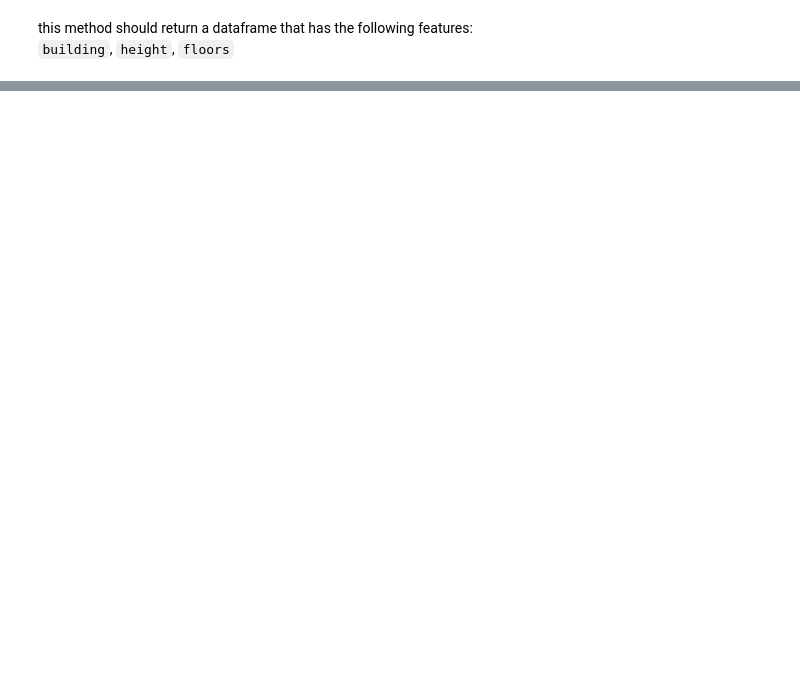
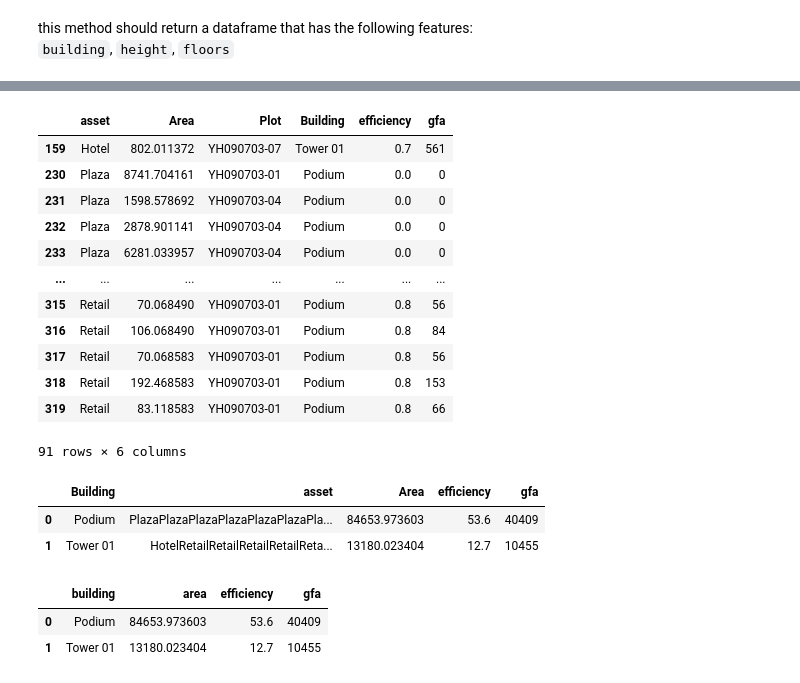
Before and after one commit to hramzan01/project_zero, a Jupyter notebook: nb_typologies.ipynb, the cells around one changed output, grey strips where cells are left out. Cells and saved outputs as stored; diff of their text form; code cells hidden in the pictures; blank space fills up the shorter version.

Commit message:
added commercial type to coeffs and started to implement the last typology method in notebook

```diff
--- a/nb_typologies.ipynb
+++ b/nb_typologies.ipynb
@@ -179,0 +211,8 @@ dtype: int64
+# %%
+# df_model instance
+df_model = data['hz_model'].copy().drop(columns=['ID','Colour'])
+
+# dropping empty values for building column
+df_model = df_model[df_model.Building != ' ']
+
+df_model.head()
@@ -179,0 +226,4 @@ dtype: int64
+# %%
+# rename column to match coeff for merge
+df_model.rename(columns={'Typology': 'asset'}, inplace=True)
+df_model
@@ -179,0 +249,5 @@ dtype: int64
+# %%
+# Load efficiency from coeff file
+df_coef = data['ksa_coefficients'].copy()
+df_coef = df_coef[['asset','efficiency']]
+df_coef
@@ -179,0 +269,39 @@ dtype: int64
+# %%
+# Merge df_model with df_coef
+df_merged = pd.merge(df_model,df_coef, on='asset', how='left')
+df_merged = df_merged[(df_merged.asset != 'Commercial') & (df_merged.asset != 'Landscape') ]
+# %%
+# create gfa by muliplying efficiency with area
+df_merged['gfa'] = (df_merged.Area * df_merged.efficiency).astype(int)
+df_merged
+# %% [output]
+|  | asset | Area | Plot | Building | efficiency | gfa |
+| 159 | Hotel | 802.011372 | YH090703-07 | Tower 01 | 0.7 | 561 |
+| 230 | Plaza | 8741.704161 | YH090703-01 | Podium | 0.0 | 0 |
+| 231 | Plaza | 1598.578692 | YH090703-04 | Podium | 0.0 | 0 |
+| 232 | Plaza | 2878.901141 | YH090703-04 | Podium | 0.0 | 0 |
+| 233 | Plaza | 6281.033957 | YH090703-04 | Podium | 0.0 | 0 |
+| ... | ... | ... | ... | ... | ... | ... |
+| 315 | Retail | 70.068490 | YH090703-01 | Podium | 0.8 | 56 |
+| 316 | Retail | 106.068490 | YH090703-01 | Podium | 0.8 | 84 |
+| 317 | Retail | 70.068583 | YH090703-01 | Podium | 0.8 | 56 |
+| 318 | Retail | 192.468583 | YH090703-01 | Podium | 0.8 | 153 |
+| 319 | Retail | 83.118583 | YH090703-01 | Podium | 0.8 | 66 |
+91 rows × 6 columns
+# %%
+# group and aggregate
+df_merged.drop(columns=['Plot'], inplace=True)
+df_merged = df_merged.groupby('Building').sum(False).reset_index().sort_values('Building')
+df_merged
+# %% [output]
+|  | Building | asset | Area | efficiency | gfa |
+| 0 | Podium | PlazaPlazaPlazaPlazaPlazaPlazaPla... | 84653.973603 | 53.6 | 40409 |
+| 1 | Tower 01 | HotelRetailRetailRetailRetailReta... | 13180.023404 | 12.7 | 10455 |
+# %%
+# create clean df
+df = pd.DataFrame({'building':df_merged.Building, 'area':df_merged.Area, 'efficiency':df_merged.efficiency, 'gfa':df_merged.gfa,})
+df
+# %% [output]
+|  | building | area | efficiency | gfa |
+| 0 | Podium | 84653.973603 | 53.6 | 40409 |
+| 1 | Tower 01 | 13180.023404 | 12.7 | 10455 |
```
Also changed, not shown: parts of 15 cells of this notebook, 1 other file.
